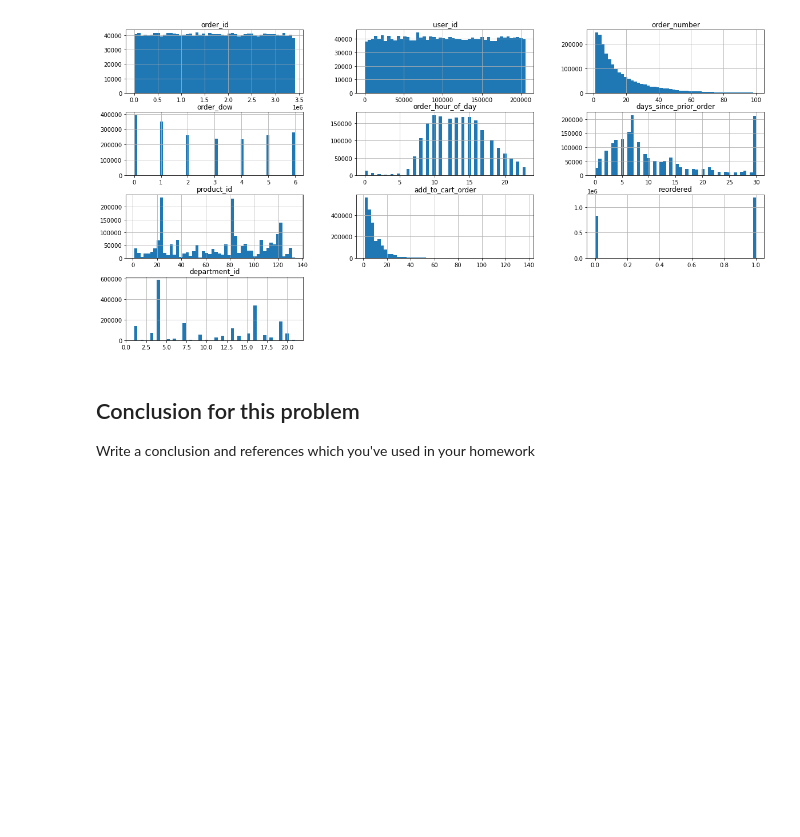
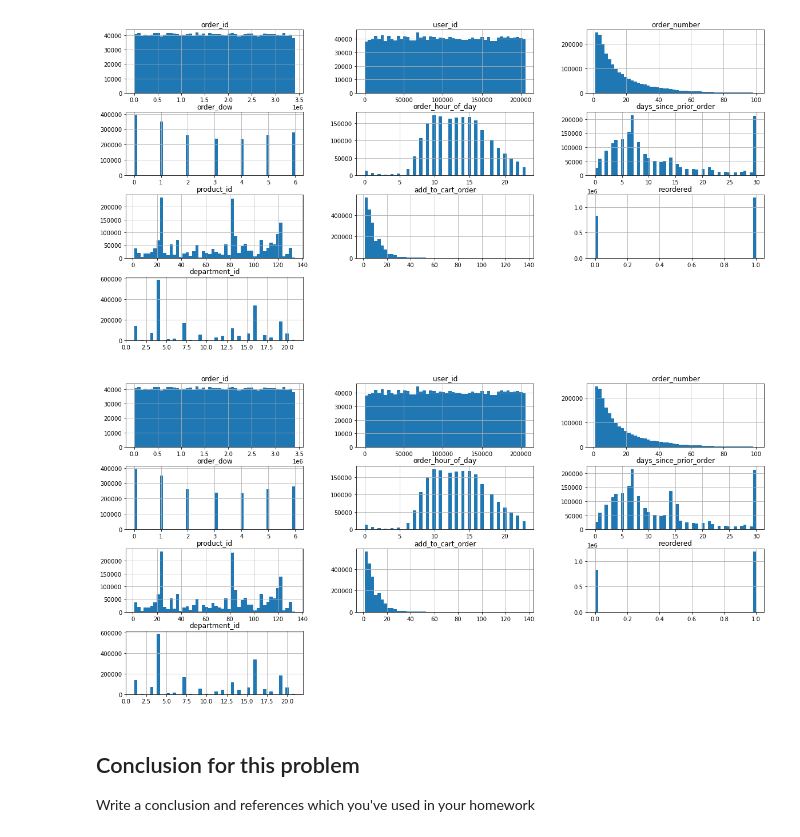
Before and after one commit to MohammadRouintan/Clustering-SuperMarket-Dataset-For-Predictive-Marketing, a Jupyter notebook: SuperMarket.ipynb, the cells around one changed output. Drawn from its saved outputs; the diff is of its cells as text; code cells hidden in the pictures; blank space fills up the shorter version.

Commit message:
show hist

```diff
--- a/SuperMarket.ipynb
+++ b/SuperMarket.ipynb
@@ -160,6 +160,11 @@ sup.hist(bins=50, figsize=(20, 10))
 plt.show()
 # %% [output]
 [figure]
+# %%
+sup_imputed.hist(bins=50, figsize=(20, 10))
+plt.show()
+# %% [output]
+[figure, added]
 # %% [markdown]
 ## Conclusion for this problem
 Write a conclusion and references which you've used in your homework
```
